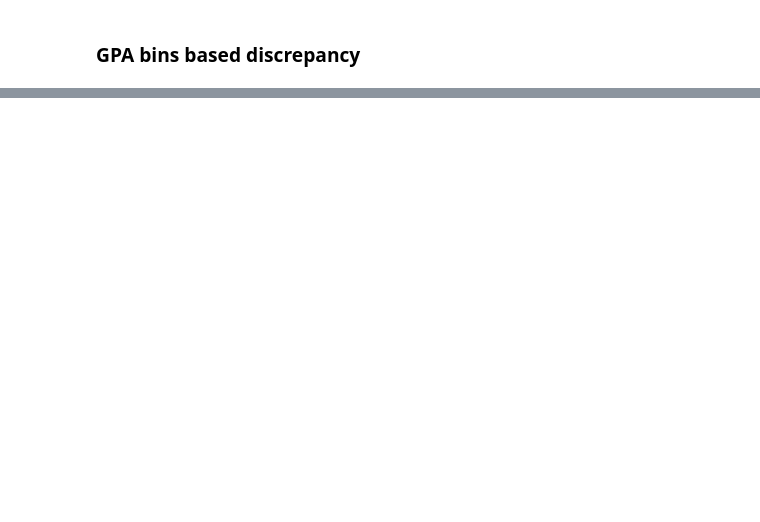
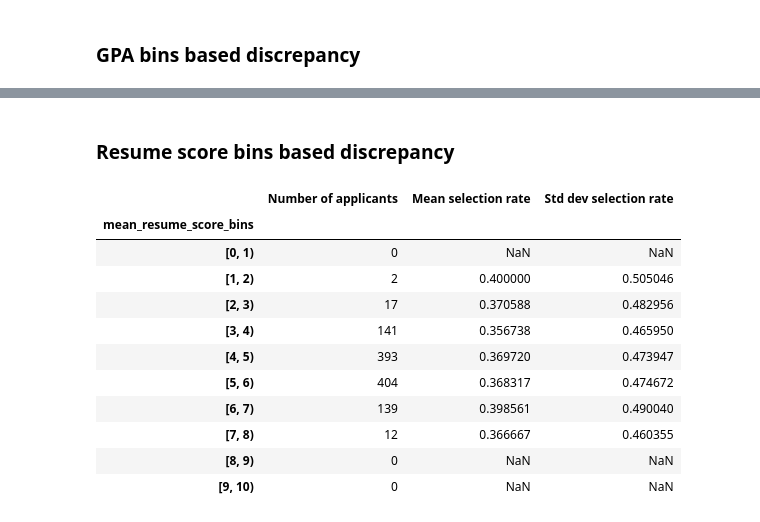
Before and after one commit to leehengpan/csci1951z-audit-analysis, a Jupyter notebook: audit-analysis.ipynb, the cells around one changed output, grey strips where cells are left out. Drawn from its saved outputs; the diff is of its cells as text; code cells hidden in the pictures; blank space fills up the shorter version.

Commit message:
Completed audit analysis until resume score binning

```diff
--- a/audit-analysis.ipynb
+++ b/audit-analysis.ipynb
@@ -343,0 +433,26 @@ gpa_bins_group_df
+# %% [markdown]
+### Resume score bins based discrepancy
+# %%
+mean_resume_score_bins_group_df = dedup_df[(dedup_df['gender']=='F')&
+                              (dedup_df['job_gap_months']<2)].groupby(['mean_resume_score_bins']).\
+agg({'group_idx':['count'],'mean_selection_rate':['mean'],'std_selection_rate':['mean']})
+
+rename_map = {('group_idx', 'count'): 'Number of applicants',
+              ('mean_selection_rate', 'mean'): 'Mean selection rate',
+              ('std_selection_rate', 'mean'): 'Std dev selection rate'}
+
+mean_resume_score_bins_group_df.columns = [rename_map[tuple(col)] for col in mean_resume_score_bins_group_df.columns]
+mean_resume_score_bins_group_df
+# %% [output]
+|  | Number of applicants | Mean selection rate | Std dev selection rate |
+| mean_resume_score_bins |  |  |  |
+| [0, 1) | 0 | NaN | NaN |
+| [1, 2) | 2 | 0.400000 | 0.505046 |
+| [2, 3) | 17 | 0.370588 | 0.482956 |
+| [3, 4) | 141 | 0.356738 | 0.465950 |
+| [4, 5) | 393 | 0.369720 | 0.473947 |
+| [5, 6) | 404 | 0.368317 | 0.474672 |
+| [6, 7) | 139 | 0.398561 | 0.490040 |
+| [7, 8) | 12 | 0.366667 | 0.460355 |
+| [8, 9) | 0 | NaN | NaN |
+| [9, 10) | 0 | NaN | NaN |
```
Also changed, not shown: parts of 16 cells of this notebook.
